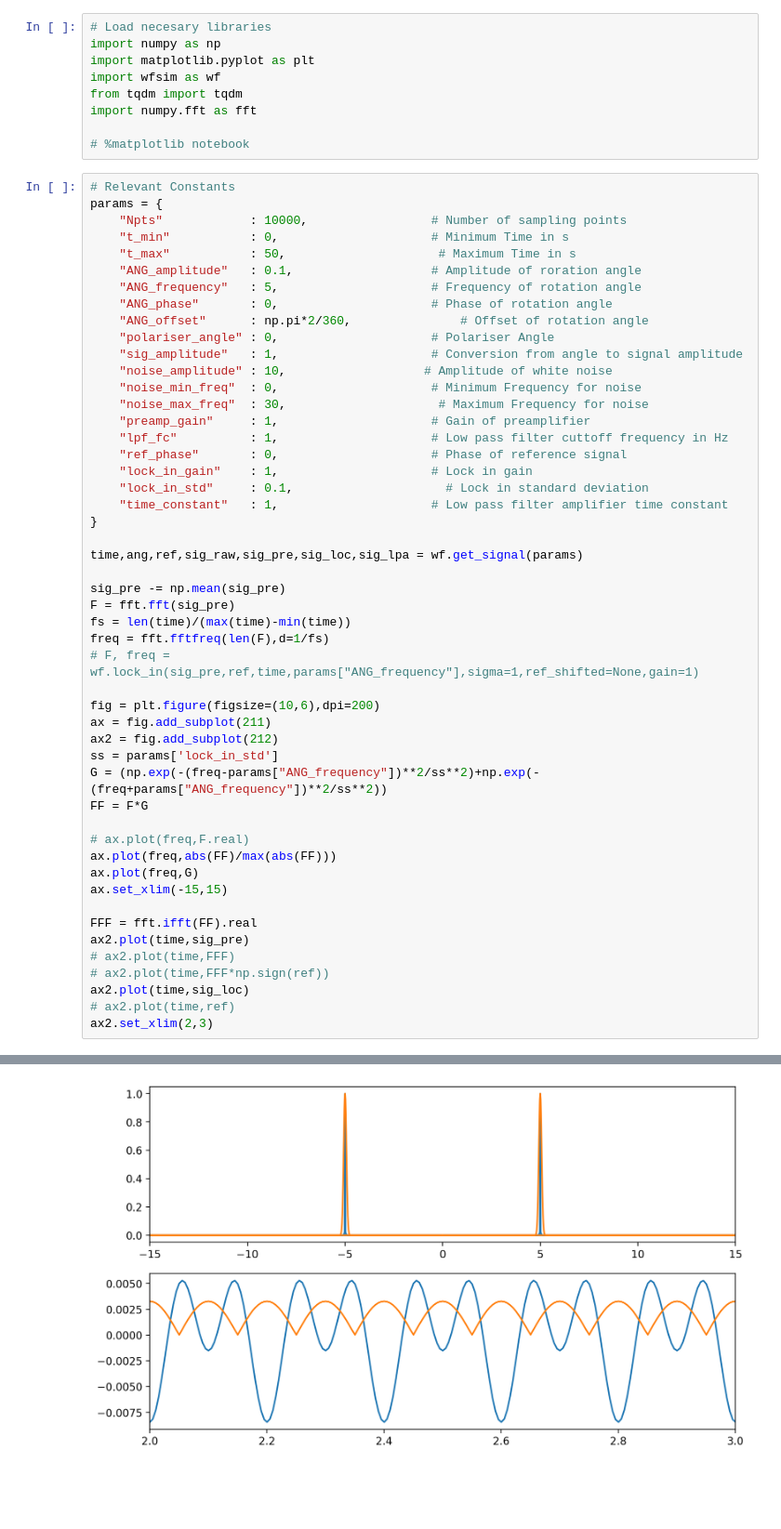
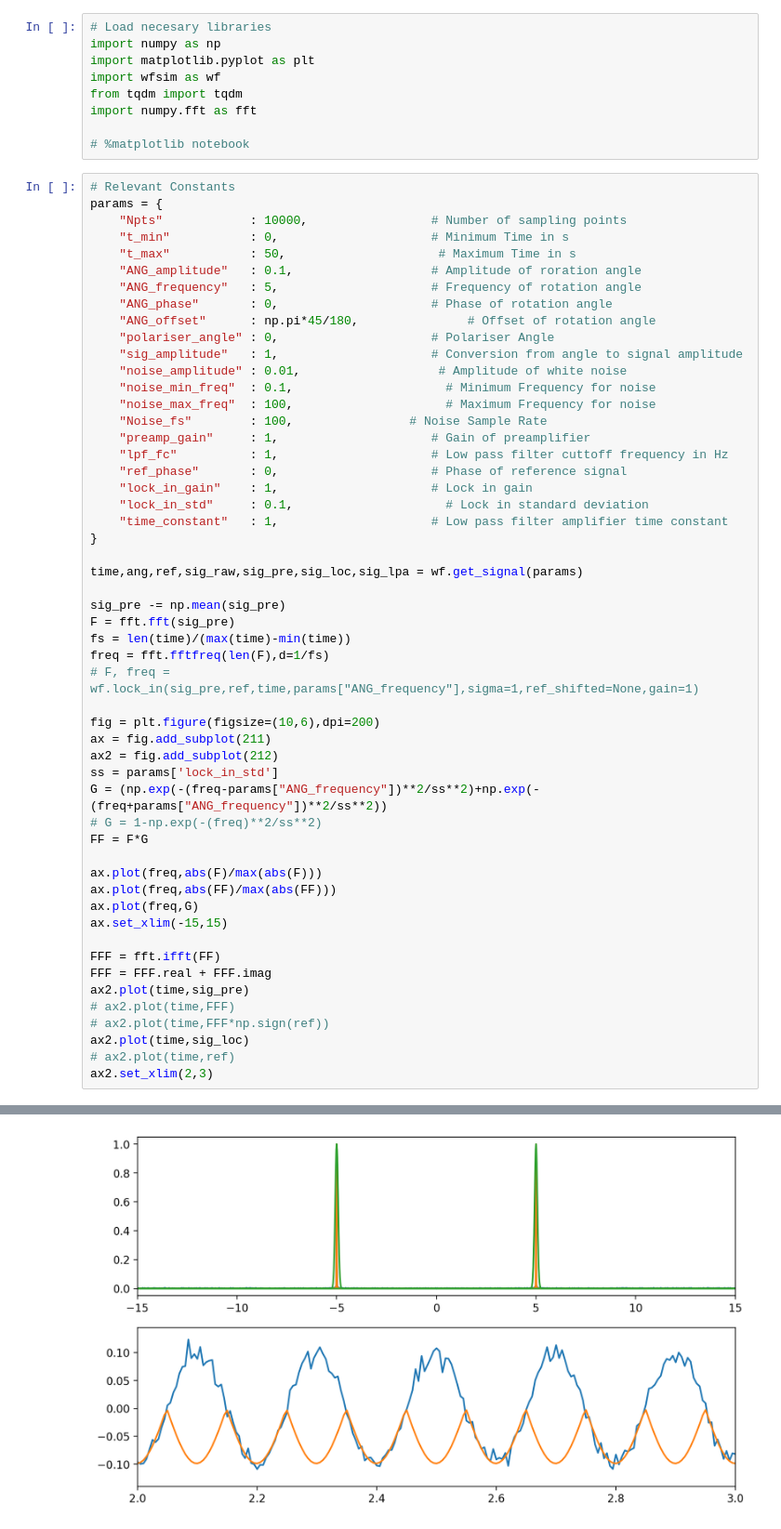
Before and after one commit to PanosEconomou/advanced-lab, a Jupyter notebook: 2.Faraday-Rotation/2.Code/Waveform-Sim/Simulation.ipynb, the cells around one changed output, grey strips where cells are left out. Shown: that part at 93% size. Drawn from its saved outputs; the diff is of its cells as text; blank space fills up the shorter version.

```diff
--- a/2.Faraday-Rotation/2.Code/Waveform-Sim/Simulation.ipynb
+++ b/2.Faraday-Rotation/2.Code/Waveform-Sim/Simulation.ipynb
@@ -82,12 +82,13 @@ params = {
     "ANG_amplitude"   : 0.1,                   # Amplitude of roration angle
     "ANG_frequency"   : 5,                     # Frequency of rotation angle
     "ANG_phase"       : 0,                     # Phase of rotation angle
-    "ANG_offset"      : np.pi*2/360,               # Offset of rotation angle
+    "ANG_offset"      : np.pi*45/180,               # Offset of rotation angle
     "polariser_angle" : 0,                     # Polariser Angle
     "sig_amplitude"   : 1,                     # Conversion from angle to signal amplitude
-    "noise_amplitude" : 10,                   # Amplitude of white noise
-    "noise_min_freq"  : 0,                     # Minimum Frequency for noise
-    "noise_max_freq"  : 30,                     # Maximum Frequency for noise
+    "noise_amplitude" : 0.01,                   # Amplitude of white noise
+    "noise_min_freq"  : 0.1,                     # Minimum Frequency for noise
+    "noise_max_freq"  : 100,                     # Maximum Frequency for noise
+    "Noise_fs"        : 100,                # Noise Sample Rate
     "preamp_gain"     : 1,                     # Gain of preamplifier
     "lpf_fc"          : 1,                     # Low pass filter cuttoff frequency in Hz
     "ref_phase"       : 0,                     # Phase of reference signal
@@ -96,34 +97,36 @@ params = {
     "time_constant"   : 1,                     # Low pass filter amplifier time constant
 }
 
 time,ang,ref,sig_raw,sig_pre,sig_loc,sig_lpa = wf.get_signal(params)
 
 sig_pre -= np.mean(sig_pre)
 F = fft.fft(sig_pre)
 fs = len(time)/(max(time)-min(time))
 freq = fft.fftfreq(len(F),d=1/fs)
 # F, freq = wf.lock_in(sig_pre,ref,time,params["ANG_frequency"],sigma=1,ref_shifted=None,gain=1)
 
 fig = plt.figure(figsize=(10,6),dpi=200)
 ax = fig.add_subplot(211)
 ax2 = fig.add_subplot(212)
 ss = params['lock_in_std']
 G = (np.exp(-(freq-params["ANG_frequency"])**2/ss**2)+np.exp(-(freq+params["ANG_frequency"])**2/ss**2))
+# G = 1-np.exp(-(freq)**2/ss**2)
 FF = F*G
 
-# ax.plot(freq,F.real)
+ax.plot(freq,abs(F)/max(abs(F)))
 ax.plot(freq,abs(FF)/max(abs(FF)))
 ax.plot(freq,G)
 ax.set_xlim(-15,15)
 
-FFF = fft.ifft(FF).real
+FFF = fft.ifft(FF)
+FFF = FFF.real + FFF.imag
 ax2.plot(time,sig_pre)
 # ax2.plot(time,FFF)
 # ax2.plot(time,FFF*np.sign(ref))
 ax2.plot(time,sig_loc)
 # ax2.plot(time,ref)
 ax2.set_xlim(2,3)
 # %% [output]
 (2.0, 3.0)
-[figure, old version]
+[figure, new version]
 # %%
```
Also changed, not shown: parts of 2 cells of this notebook, 2 other files.
